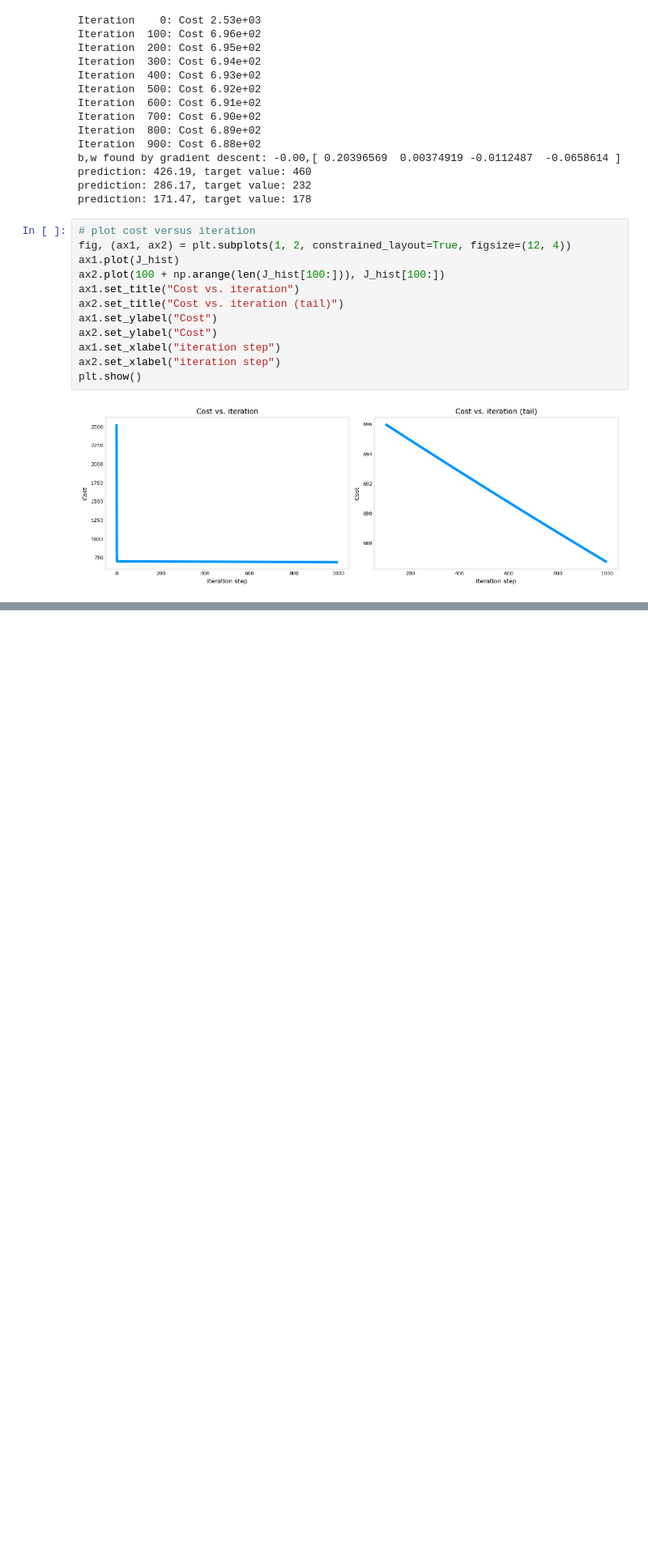
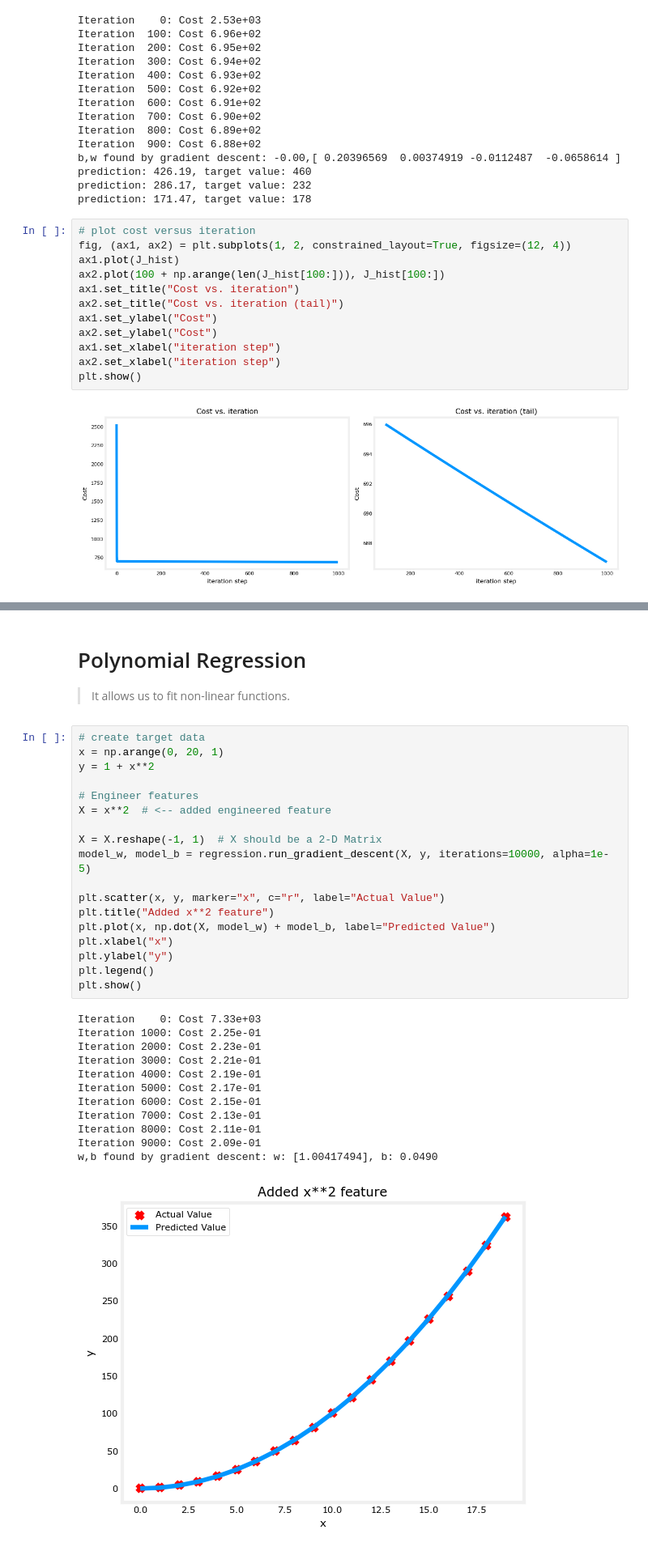
Before and after one commit to Sheikhharis50/ai, a Jupyter notebook: machine_learning/course1/week2/practice/notebook.ipynb, the cells around one changed output, grey strips where cells are left out. Shown: that part at 81% size. Saved outputs shown, nothing was run; the diff lists cells and outputs as text; blank space fills up the shorter version.

Commit message:
feat [c1][w2]: Polymomial Regression

```diff
--- a/machine_learning/course1/week2/practice/notebook.ipynb
+++ b/machine_learning/course1/week2/practice/notebook.ipynb
@@ -176,0 +190,35 @@ plt.show()
+# %% [markdown]
+# Polynomial Regression
+
+> It allows us to fit non-linear functions.
+# %%
+# create target data
+x = np.arange(0, 20, 1)
+y = 1 + x**2
+
+# Engineer features
+X = x**2  # <-- added engineered feature
+
+X = X.reshape(-1, 1)  # X should be a 2-D Matrix
+model_w, model_b = regression.run_gradient_descent(X, y, iterations=10000, alpha=1e-5)
+
+plt.scatter(x, y, marker="x", c="r", label="Actual Value")
+plt.title("Added x**2 feature")
+plt.plot(x, np.dot(X, model_w) + model_b, label="Predicted Value")
+plt.xlabel("x")
+plt.ylabel("y")
+plt.legend()
+plt.show()
+# %% [output]
+Iteration    0: Cost 7.33e+03
+Iteration 1000: Cost 2.25e-01
+Iteration 2000: Cost 2.23e-01
+Iteration 3000: Cost 2.21e-01
+Iteration 4000: Cost 2.19e-01
+Iteration 5000: Cost 2.17e-01
+Iteration 6000: Cost 2.15e-01
+Iteration 7000: Cost 2.13e-01
+Iteration 8000: Cost 2.11e-01
+Iteration 9000: Cost 2.09e-01
+w,b found by gradient descent: w: [1.00417494], b: 0.0490
+[figure, added]
```
Also changed, not shown: parts of 3 cells of this notebook, 2 other files.
